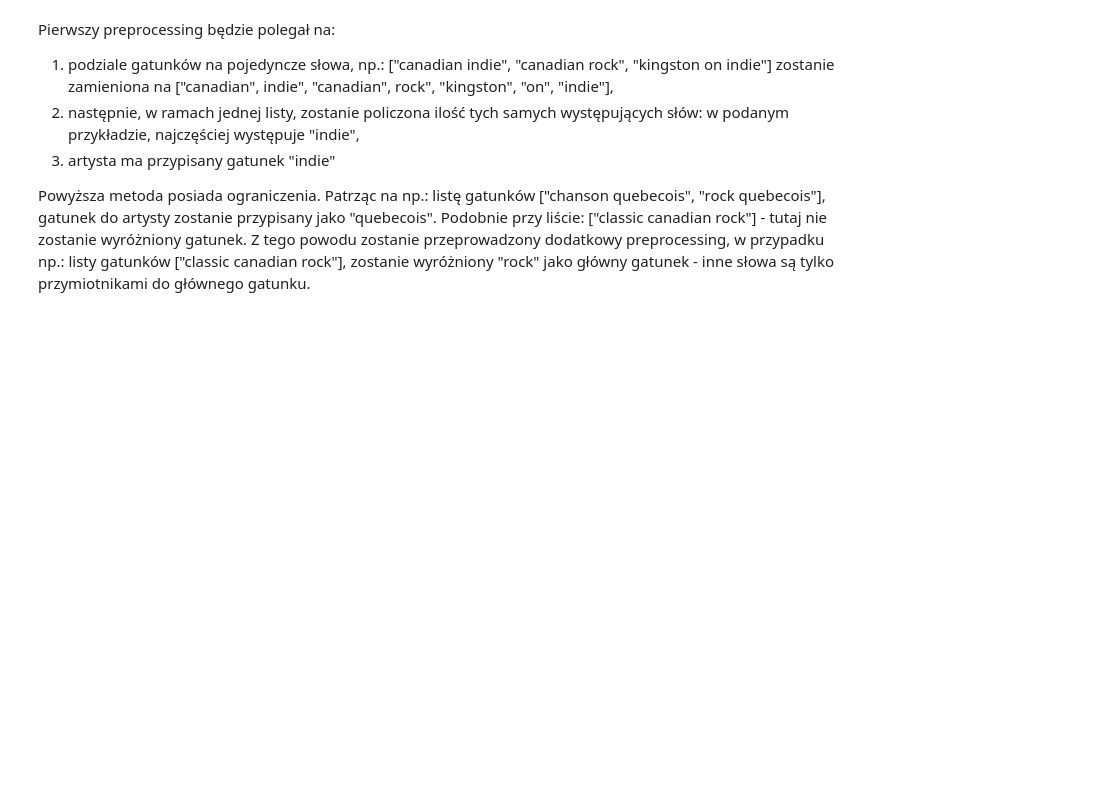
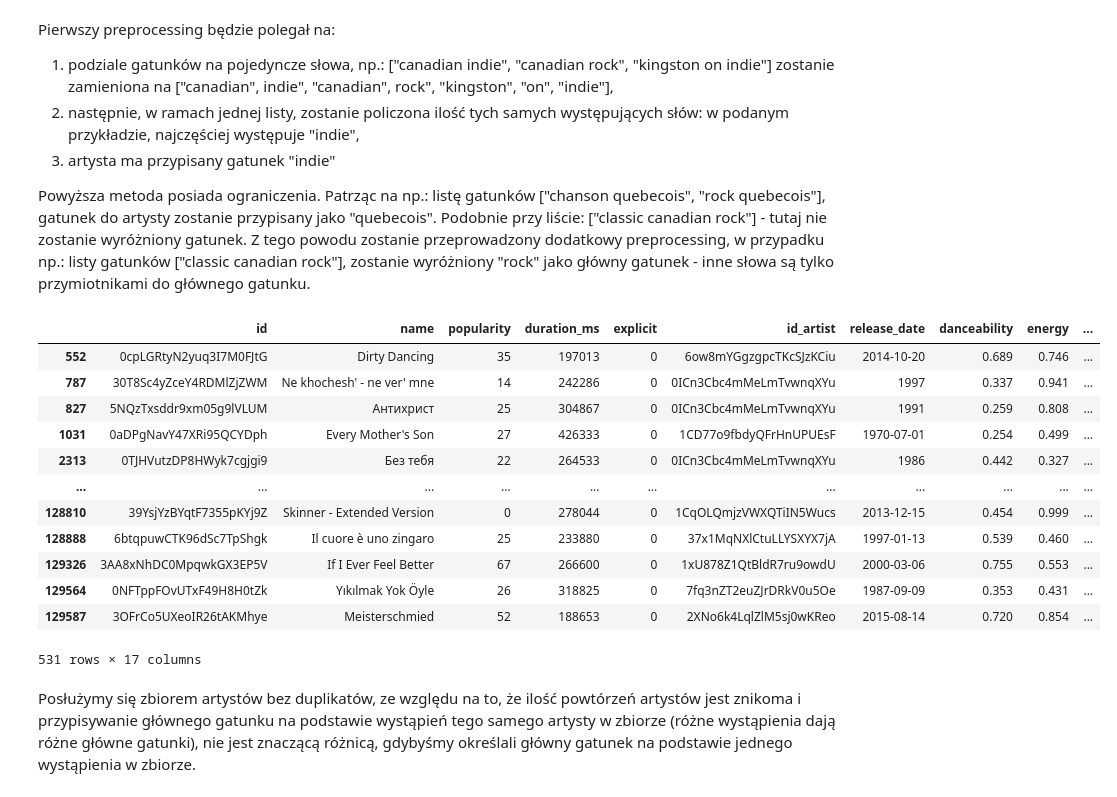
Before and after one commit to zxcvwrs/spotify-songs-ML, a Jupyter notebook: analiza_danych.ipynb, the cells around one changed output. Drawn from its saved outputs; the diff is of its cells as text; code cells hidden in the pictures; blank space fills up the shorter version.

```diff
--- a/analiza_danych.ipynb
+++ b/analiza_danych.ipynb
@@ -1018,3 +1038,21 @@ Pierwszy preprocessing będzie polegał na:
 3) artysta ma przypisany gatunek "indie"
 
 Powyższa metoda posiada ograniczenia. Patrząc na np.: listę gatunków ["chanson quebecois", "rock quebecois"], gatunek do artysty zostanie przypisany jako "quebecois". Podobnie przy liście: ["classic canadian rock"] - tutaj nie zostanie wyróżniony gatunek. Z tego powodu zostanie przeprowadzony dodatkowy preprocessing, w przypadku np.: listy gatunków ["classic canadian rock"], zostanie wyróżniony "rock" jako główny gatunek - inne słowa są tylko przymiotnikami do głównego gatunku.
+# %%
+tracks_df[tracks_df['id_artist'].isin(artists_ids) == False]
+# %% [output]
+|  | id | name | popularity | duration_ms | explicit | id_artist | release_date | danceability | energy | ... |
+| 552 | 0cpLGRtyN2yuq3I7M0FJtG | Dirty Dancing | 35 | 197013 | 0 | 6ow8mYGgzgpcTKcSJzKCiu | 2014-10-20 | 0.689 | 0.746 | ... |
+| 787 | 30T8Sc4yZceY4RDMlZjZWM | Ne khochesh' - ne ver' mne | 14 | 242286 | 0 | 0ICn3Cbc4mMeLmTvwnqXYu | 1997 | 0.337 | 0.941 | ... |
+| 827 | 5NQzTxsddr9xm05g9lVLUM | Антихрист | 25 | 304867 | 0 | 0ICn3Cbc4mMeLmTvwnqXYu | 1991 | 0.259 | 0.808 | ... |
+| 1031 | 0aDPgNavY47XRi95QCYDph | Every Mother's Son | 27 | 426333 | 0 | 1CD77o9fbdyQFrHnUPUEsF | 1970-07-01 | 0.254 | 0.499 | ... |
+| 2313 | 0TJHVutzDP8HWyk7cgjgi9 | Без тебя | 22 | 264533 | 0 | 0ICn3Cbc4mMeLmTvwnqXYu | 1986 | 0.442 | 0.327 | ... |
+| ... | ... | ... | ... | ... | ... | ... | ... | ... | ... | ... |
+| 128810 | 39YsjYzBYqtF7355pKYj9Z | Skinner - Extended Version | 0 | 278044 | 0 | 1CqOLQmjzVWXQTiIN5Wucs | 2013-12-15 | 0.454 | 0.999 | ... |
+| 128888 | 6btqpuwCTK96dSc7TpShgk | Il cuore è uno zingaro | 25 | 233880 | 0 | 37x1MqNXlCtuLLYSXYX7jA | 1997-01-13 | 0.539 | 0.460 | ... |
+| 129326 | 3AA8xNhDC0MpqwkGX3EP5V | If I Ever Feel Better | 67 | 266600 | 0 | 1xU878Z1QtBldR7ru9owdU | 2000-03-06 | 0.755 | 0.553 | ... |
+| 129564 | 0NFTppFOvUTxF49H8H0tZk | Yıkılmak Yok Öyle | 26 | 318825 | 0 | 7fq3nZT2euZJrDRkV0u5Oe | 1987-09-09 | 0.353 | 0.431 | ... |
+| 129587 | 3OFrCo5UXeoIR26tAKMhye | Meisterschmied | 52 | 188653 | 0 | 2XNo6k4LqlZlM5sj0wKReo | 2015-08-14 | 0.720 | 0.854 | ... |
+531 rows × 17 columns
+# %% [markdown]
+Posłużymy się zbiorem artystów bez duplikatów, ze względu na to, że ilość powtórzeń artystów jest znikoma i przypisywanie głównego gatunku na podstawie wystąpień tego samego artysty w zbiorze (różne wystąpienia dają różne główne gatunki), nie jest znaczącą różnicą, gdybyśmy określali główny gatunek na podstawie jednego wystąpienia w zbiorze.
```
Also changed, not shown: parts of 26 cells of this notebook.
